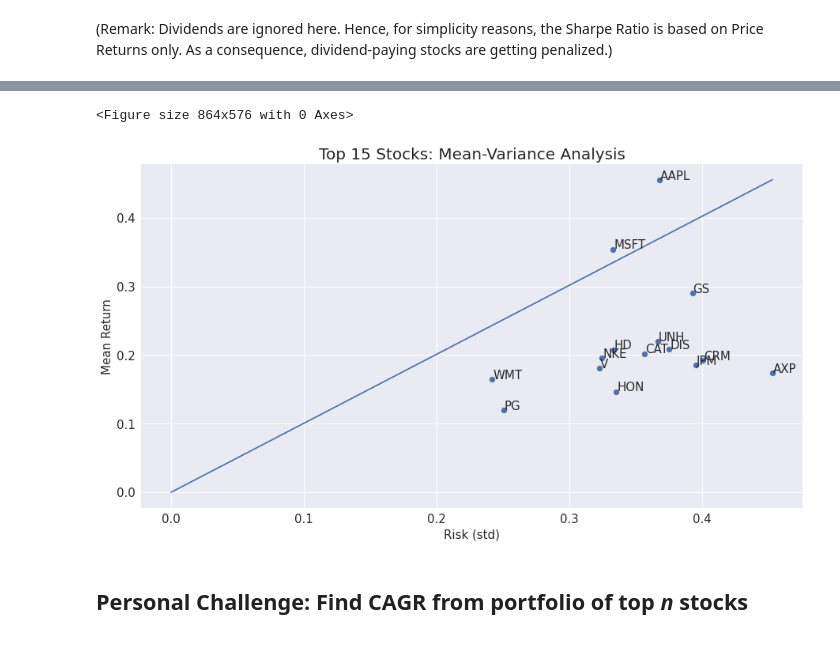
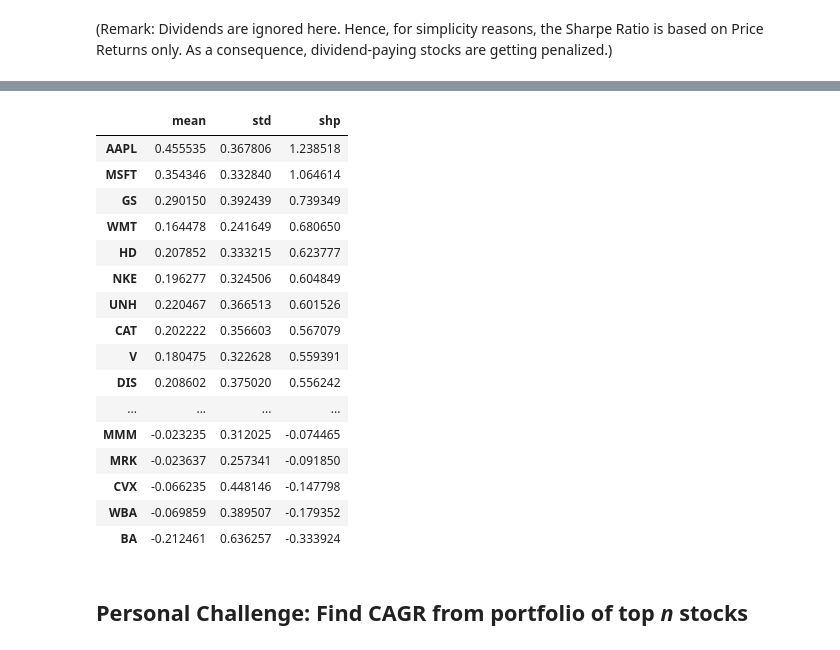
Before and after one commit to pianofreq/hagmann-perf-opt-course, a Jupyter notebook: PerfOptCourse/Section_1/NB_02_Mean_Variance_Sharpe.ipynb, the cells around one changed output, grey strips where cells are left out. Cells and saved outputs as stored; diff of their text form; code cells hidden in the pictures.

```diff
--- a/PerfOptCourse/Section_1/NB_02_Mean_Variance_Sharpe.ipynb
+++ b/PerfOptCourse/Section_1/NB_02_Mean_Variance_Sharpe.ipynb
@@ -217,8 +189,23 @@ dtype: float64
 # %%
-plot_sharpe(summary,15)
+summary
 # %% [output]
-<Figure size 864x576 with 0 Axes>
-[figure, removed]
+|  | mean | std | shp |
+| AAPL | 0.455535 | 0.367806 | 1.238518 |
+| MSFT | 0.354346 | 0.332840 | 1.064614 |
+| GS | 0.290150 | 0.392439 | 0.739349 |
+| WMT | 0.164478 | 0.241649 | 0.680650 |
+| HD | 0.207852 | 0.333215 | 0.623777 |
+| NKE | 0.196277 | 0.324506 | 0.604849 |
+| UNH | 0.220467 | 0.366513 | 0.601526 |
+| CAT | 0.202222 | 0.356603 | 0.567079 |
+| V | 0.180475 | 0.322628 | 0.559391 |
+| DIS | 0.208602 | 0.375020 | 0.556242 |
+| ... | ... | ... | ... |
+| MMM | -0.023235 | 0.312025 | -0.074465 |
+| MRK | -0.023637 | 0.257341 | -0.091850 |
+| CVX | -0.066235 | 0.448146 | -0.147798 |
+| WBA | -0.069859 | 0.389507 | -0.179352 |
+| BA | -0.212461 | 0.636257 | -0.333924 |
 # %% [markdown]
 ## Personal Challenge: Find CAGR from portfolio of top _n_ stocks
 # %%
```
Also changed, not shown: parts of 11 cells of this notebook.
